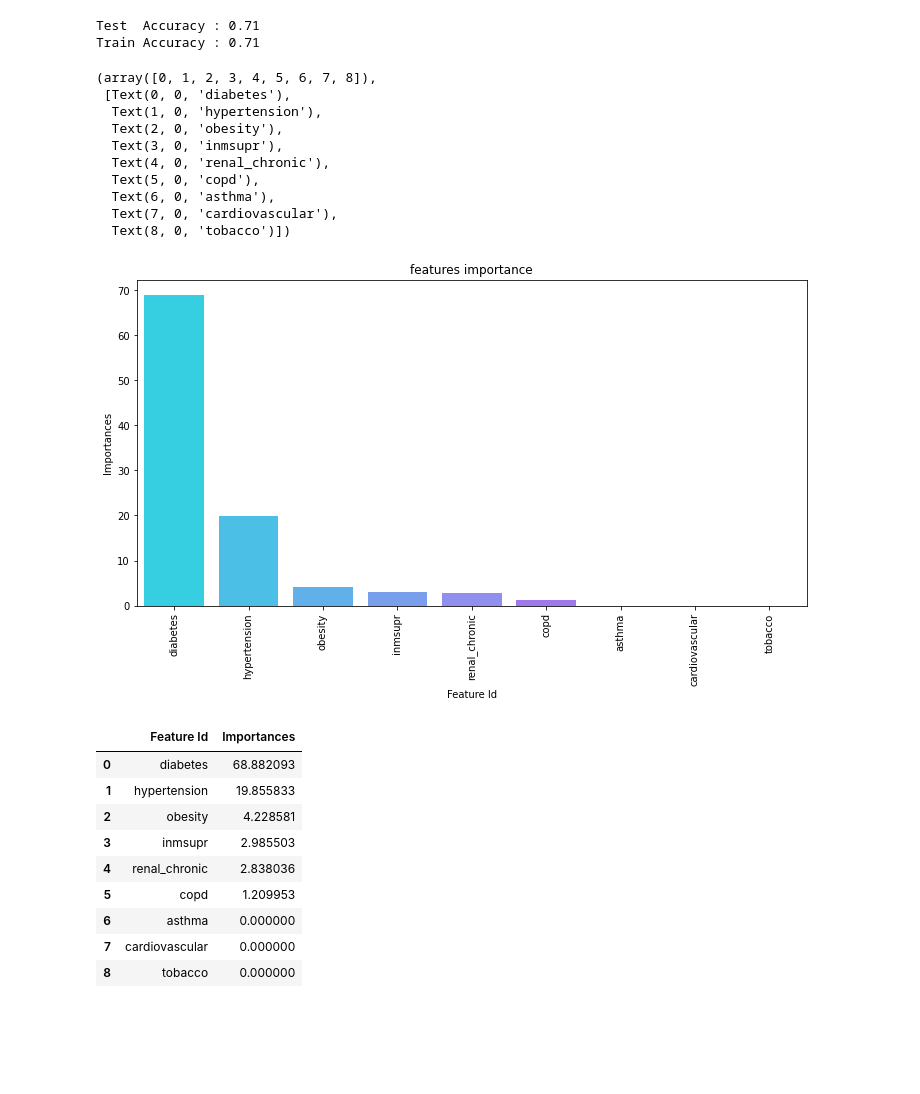
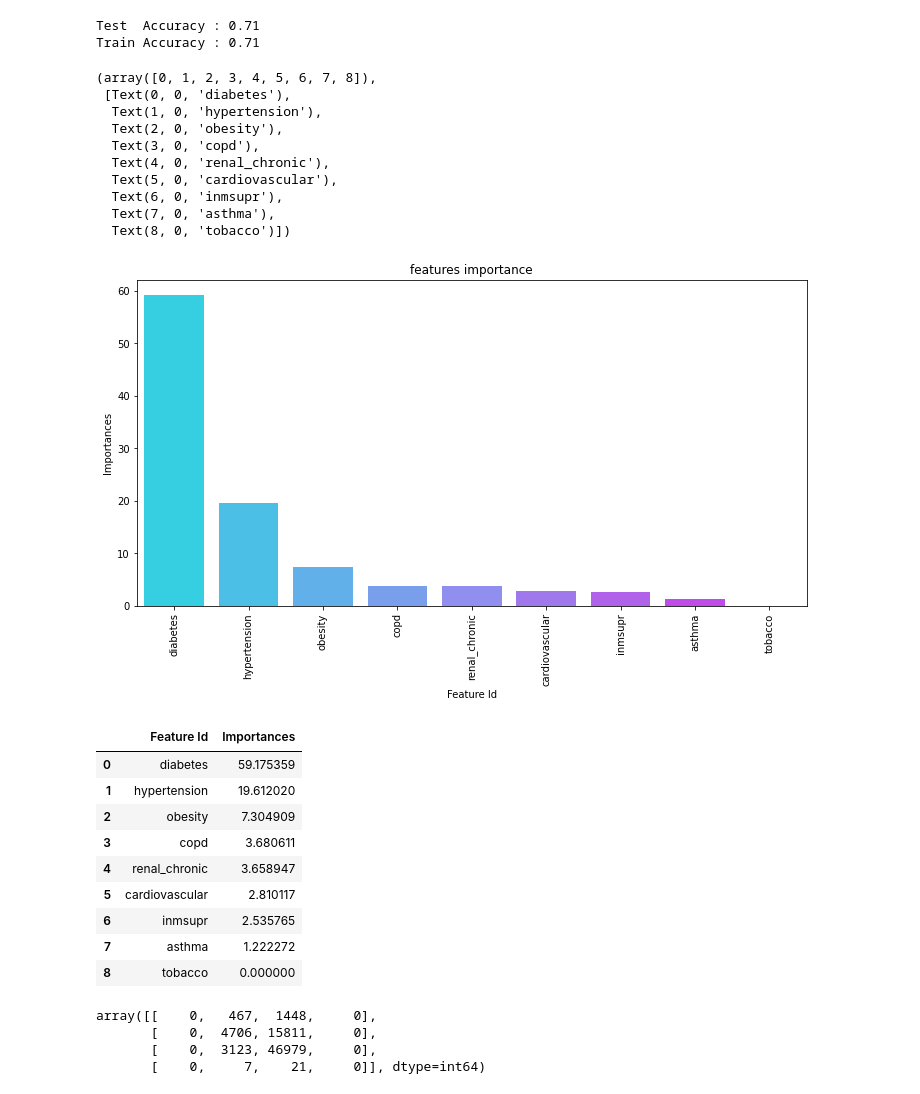
Before and after one commit to amalini10j/Covid19-Data-Analysis, a Jupyter notebook: Machine Learning/covid_data_ML_analysis-CatBoost-ICU.ipynb, the cells around one changed output. Saved outputs shown, nothing was run; the diff lists cells and outputs as text; code cells hidden in the pictures; blank space fills up the shorter version.

Commit message:
Exploring confusion matrix

```diff
--- a/Machine Learning/covid_data_ML_analysis-CatBoost-ICU.ipynb
+++ b/Machine Learning/covid_data_ML_analysis-CatBoost-ICU.ipynb
@@ -255,37 +279,48 @@ Test  Accuracy : 0.71
 Train Accuracy : 0.71
 # %%
 # Create a dataframe of feature importance
-df_feature_importance = pd.DataFrame(cat_model.get_feature_importance(prettified=True))
+df_feature_importance = pd.DataFrame(cat_model_new.get_feature_importance(prettified=True))
 #plotting feature importance
 plt.figure(figsize=(12, 6));
 # horizontal
 # feature_plot= sns.barplot(x="Importances", y="Feature Id", data=df_feature_importance,palette="cool");
 # vertical
 feature_plot= sns.barplot(x="Feature Id", y="Importances", data=df_feature_importance,palette="cool");
 plt.title('features importance');
 plt.xticks(rotation=90)
 # %% [output]
 (array([0, 1, 2, 3, 4, 5, 6, 7, 8]),
  [Text(0, 0, 'diabetes'),
   Text(1, 0, 'hypertension'),
   Text(2, 0, 'obesity'),
-  Text(3, 0, 'inmsupr'),
+  Text(3, 0, 'copd'),
   Text(4, 0, 'renal_chronic'),
-  Text(5, 0, 'copd'),
-  Text(6, 0, 'asthma'),
-  Text(7, 0, 'cardiovascular'),
+  Text(5, 0, 'cardiovascular'),
+  Text(6, 0, 'inmsupr'),
+  Text(7, 0, 'asthma'),
   Text(8, 0, 'tobacco')])
-[figure, old version]
+[figure, new version]
 # %%
 df_feature_importance
 # %% [output]
 |  | Feature Id | Importances |
-| 0 | diabetes | 68.882093 |
-| 1 | hypertension | 19.855833 |
-| 2 | obesity | 4.228581 |
-| 3 | inmsupr | 2.985503 |
-| 4 | renal_chronic | 2.838036 |
-| 5 | copd | 1.209953 |
-| 6 | asthma | 0.000000 |
-| 7 | cardiovascular | 0.000000 |
+| 0 | diabetes | 59.175359 |
+| 1 | hypertension | 19.612020 |
+| 2 | obesity | 7.304909 |
+| 3 | copd | 3.680611 |
+| 4 | renal_chronic | 3.658947 |
+| 5 | cardiovascular | 2.810117 |
+| 6 | inmsupr | 2.535765 |
+| 7 | asthma | 1.222272 |
 | 8 | tobacco | 0.000000 |
+# %%
+from sklearn.metrics import confusion_matrix, classification_report
+
+y_true = y_test
+y_pred = cat_model_new.predict(X_test)
+confusion_matrix(y_true, y_pred)
+# %% [output]
+array([[    0,   467,  1448,     0],
+       [    0,  4706, 15811,     0],
+       [    0,  3123, 46979,     0],
+       [    0,     7,    21,     0]], dtype=int64)
```
Also changed, not shown: parts of 4 cells of this notebook.
